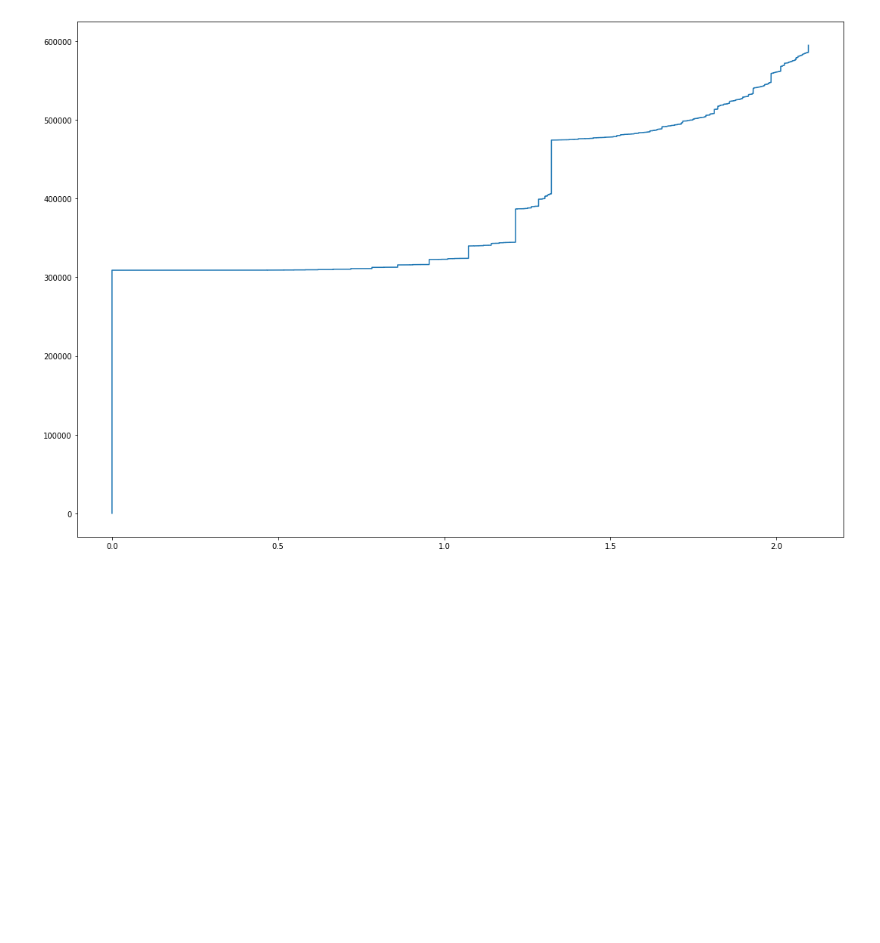
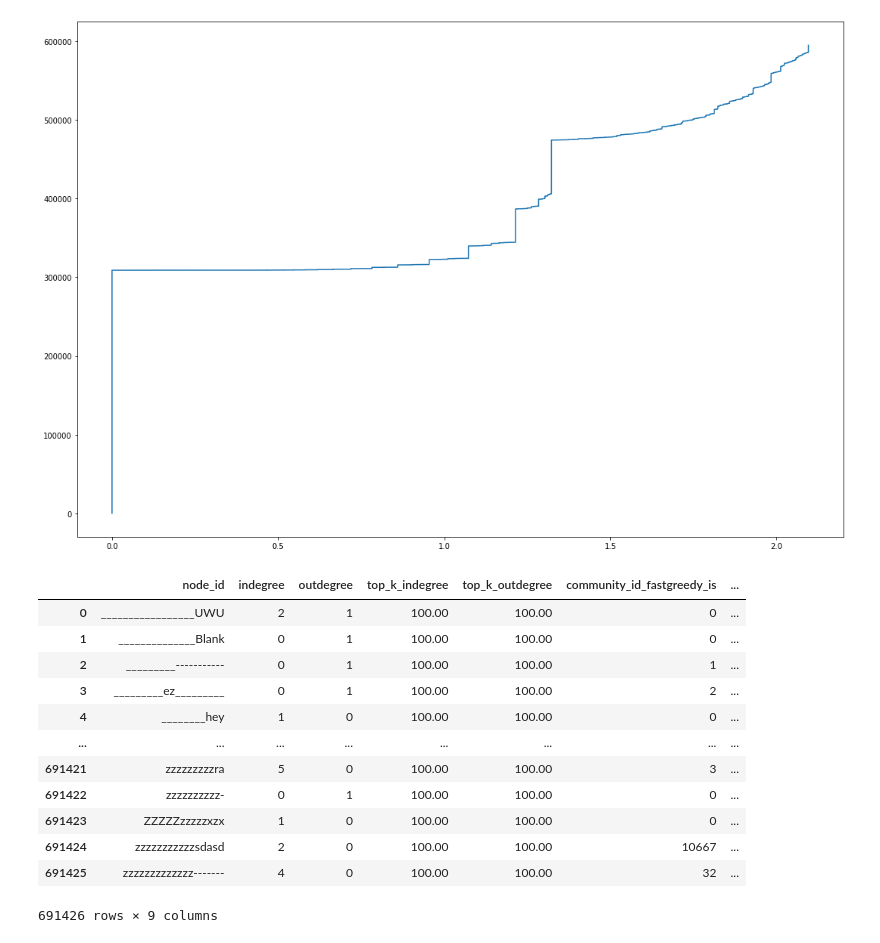
Before and after one commit to tr0up2r/plotting-and-graph-analysis, a Jupyter notebook: cdf.ipynb, the cells around one changed output. Cells and saved outputs as stored; diff of their text form; code cells hidden in the pictures; blank space fills up the shorter version.

```diff
--- a/cdf.ipynb
+++ b/cdf.ipynb
@@ -284,3 +290,21 @@ np_result10 = np.array(result_df4['es_score_normalized_entropy'].tolist())
 draw_cdf3(np_result10)
 # %% [output]
 [figure]
+# %%
+sql5 = 'select * from nodes;'
+result_df5 = select_query_result_to_df(sql5)
+result_df5
+# %% [output]
+|  | node_id | indegree | outdegree | top_k_indegree | top_k_outdegree | community_id_fastgreedy_is | ... |
+| 0 | _________________UWU | 2 | 1 | 100.00 | 100.00 | 0 | ... |
+| 1 | ______________Blank | 0 | 1 | 100.00 | 100.00 | 0 | ... |
+| 2 | _________----------- | 0 | 1 | 100.00 | 100.00 | 1 | ... |
+| 3 | _________ez_________ | 0 | 1 | 100.00 | 100.00 | 2 | ... |
+| 4 | ________hey | 1 | 0 | 100.00 | 100.00 | 0 | ... |
+| ... | ... | ... | ... | ... | ... | ... | ... |
+| 691421 | zzzzzzzzzra | 5 | 0 | 100.00 | 100.00 | 3 | ... |
+| 691422 | zzzzzzzzzz- | 0 | 1 | 100.00 | 100.00 | 0 | ... |
+| 691423 | ZZZZZzzzzzxzx | 1 | 0 | 100.00 | 100.00 | 0 | ... |
+| 691424 | zzzzzzzzzzzsdasd | 2 | 0 | 100.00 | 100.00 | 10667 | ... |
+| 691425 | zzzzzzzzzzzzz------- | 4 | 0 | 100.00 | 100.00 | 32 | ... |
+691426 rows × 9 columns
```
Also changed, not shown: parts of 3 cells of this notebook, 1 other file.
